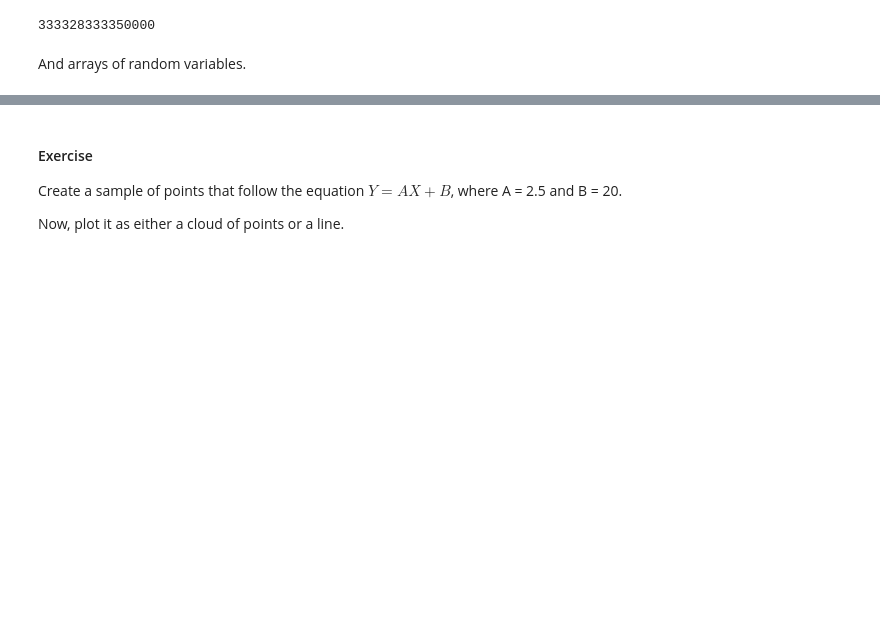
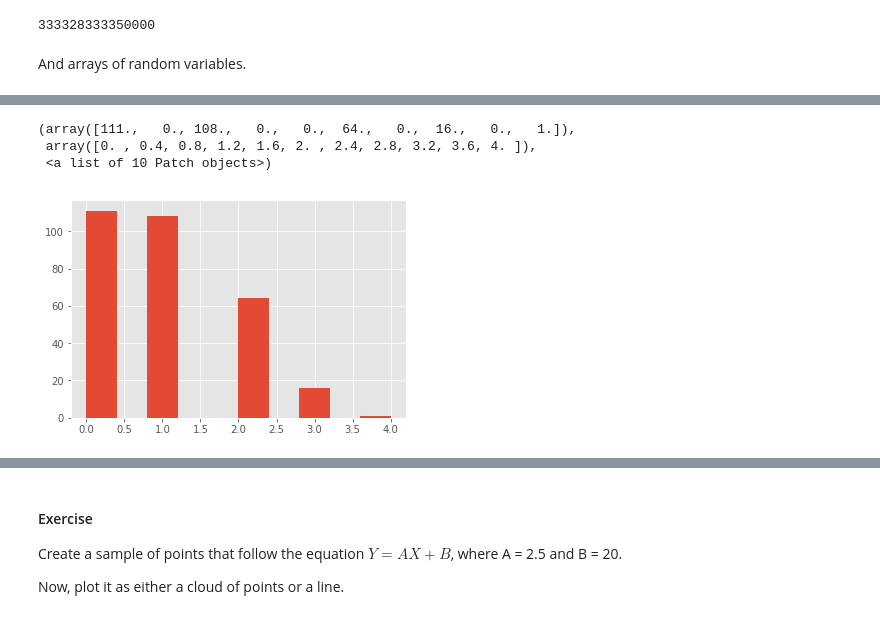
Before and after one commit to luisdelpozo/ClasesMaster_26, a Jupyter notebook: Python/03_Linear_Algebra_numpy_LMdP.ipynb, the cells around one changed output, grey strips where cells are left out. Saved outputs shown, nothing was run; the diff lists cells and outputs as text; code cells hidden in the pictures; blank space fills up the shorter version.

```diff
--- a/Python/03_Linear_Algebra_numpy_LMdP.ipynb
+++ b/Python/03_Linear_Algebra_numpy_LMdP.ipynb
@@ -285,0 +301,7 @@ plt.hist(np.random.normal(size=300))
+# %%
+plt.hist(np.random.poisson(size=300))
+# %% [output]
+(array([111.,   0., 108.,   0.,   0.,  64.,   0.,  16.,   0.,   1.]),
+ array([0. , 0.4, 0.8, 1.2, 1.6, 2. , 2.4, 2.8, 3.2, 3.6, 4. ]),
+ <a list of 10 Patch objects>)
+[figure, added]
```
Also changed, not shown: parts of 35 cells of this notebook, 1 other file.
